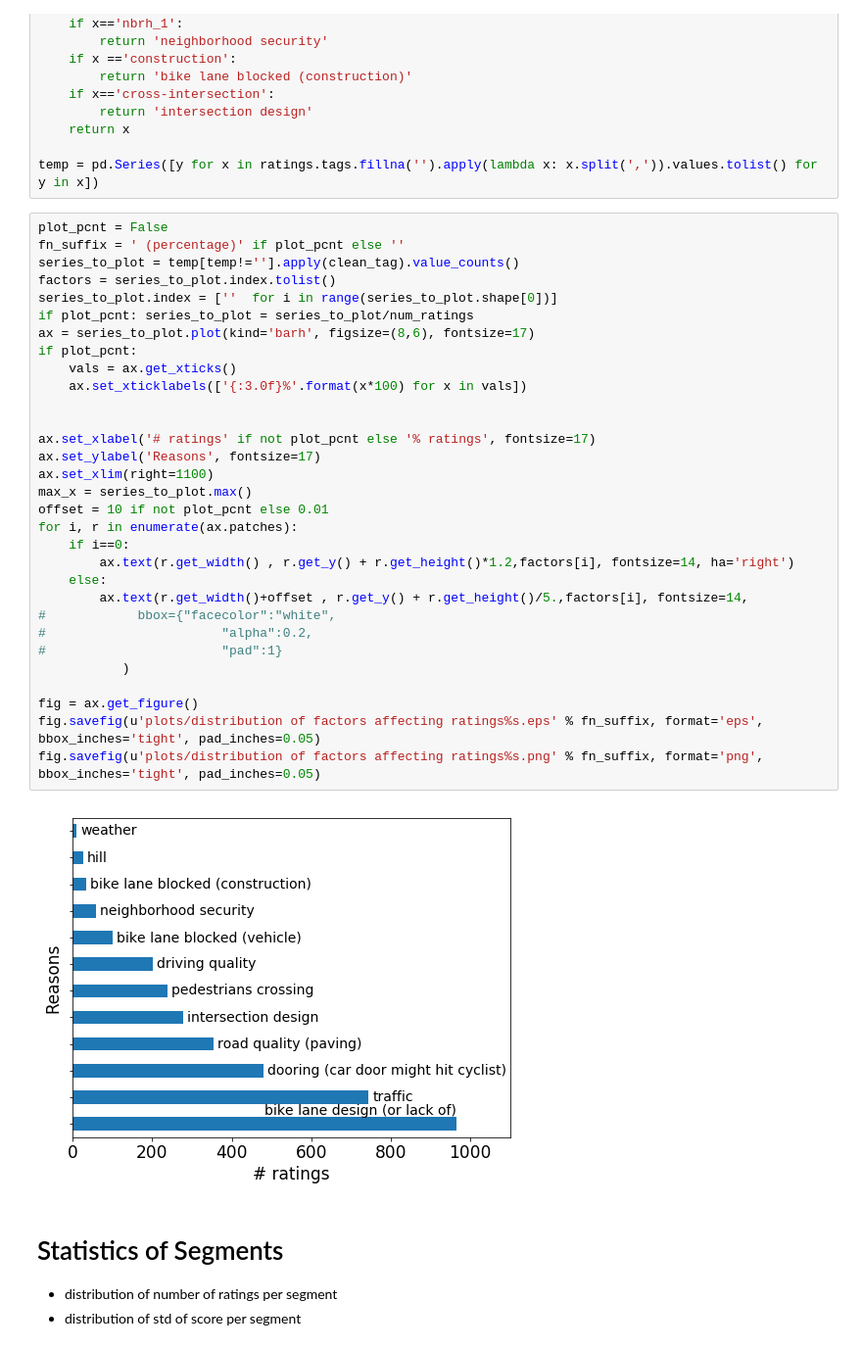
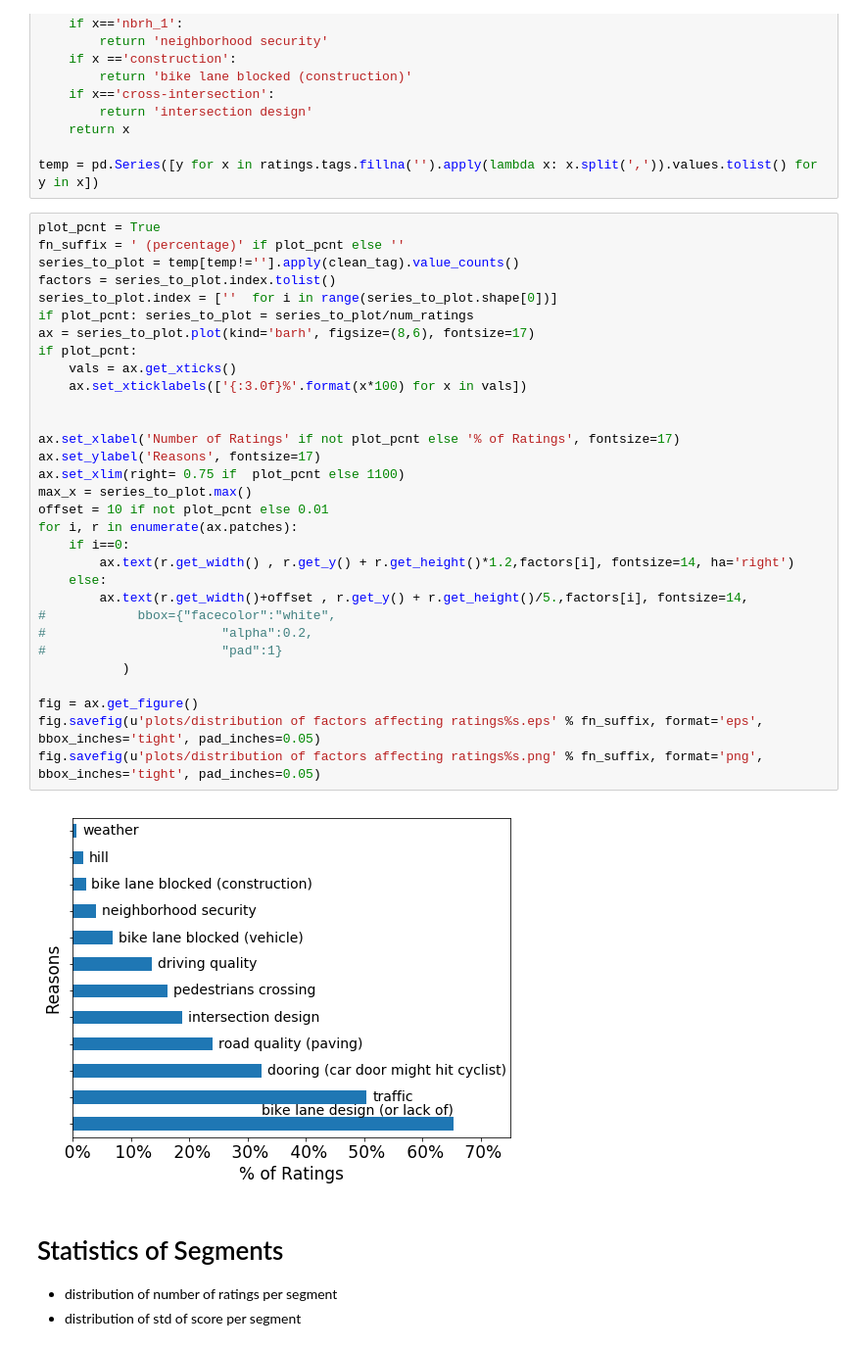
Before and after one commit to JHWu92/Cycling_safety, a Jupyter notebook: rating_platform/database report-1001.ipynb, the cells around one changed output. Shown: that part at 98% size. Cells and saved outputs as stored; diff of their text form.

```diff
--- a/rating_platform/database report-1001.ipynb
+++ b/rating_platform/database report-1001.ipynb
@@ -370,38 +374,38 @@ def clean_tag(x):
 
 temp = pd.Series([y for x in ratings.tags.fillna('').apply(lambda x: x.split(',')).values.tolist() for y in x])
 # %%
-plot_pcnt = False
+plot_pcnt = True
 fn_suffix = ' (percentage)' if plot_pcnt else ''
 series_to_plot = temp[temp!=''].apply(clean_tag).value_counts()
 factors = series_to_plot.index.tolist()
 series_to_plot.index = [''  for i in range(series_to_plot.shape[0])]
 if plot_pcnt: series_to_plot = series_to_plot/num_ratings
 ax = series_to_plot.plot(kind='barh', figsize=(8,6), fontsize=17)
 if plot_pcnt:
     vals = ax.get_xticks()
     ax.set_xticklabels(['{:3.0f}%'.format(x*100) for x in vals])
 
 
-ax.set_xlabel('# ratings' if not plot_pcnt else '% ratings', fontsize=17)
+ax.set_xlabel('Number of Ratings' if not plot_pcnt else '% of Ratings', fontsize=17)
 ax.set_ylabel('Reasons', fontsize=17)
-ax.set_xlim(right=1100)
+ax.set_xlim(right= 0.75 if  plot_pcnt else 1100)
 max_x = series_to_plot.max()
 offset = 10 if not plot_pcnt else 0.01
 for i, r in enumerate(ax.patches):
     if i==0:
         ax.text(r.get_width() , r.get_y() + r.get_height()*1.2,factors[i], fontsize=14, ha='right')
     else:
         ax.text(r.get_width()+offset , r.get_y() + r.get_height()/5.,factors[i], fontsize=14,
 #            bbox={"facecolor":"white",
 #                       "alpha":0.2,
 #                       "pad":1}
            )
 
 fig = ax.get_figure()
 fig.savefig(u'plots/distribution of factors affecting ratings%s.eps' % fn_suffix, format='eps', bbox_inches='tight', pad_inches=0.05)
 fig.savefig(u'plots/distribution of factors affecting ratings%s.png' % fn_suffix, format='png', bbox_inches='tight', pad_inches=0.05)
 # %% [output]
-[figure, old version]
+[figure, new version]
 # %% [markdown]
 # Statistics of Segments
 
```
Also changed, not shown: parts of 2 cells of this notebook, 15 other files.
